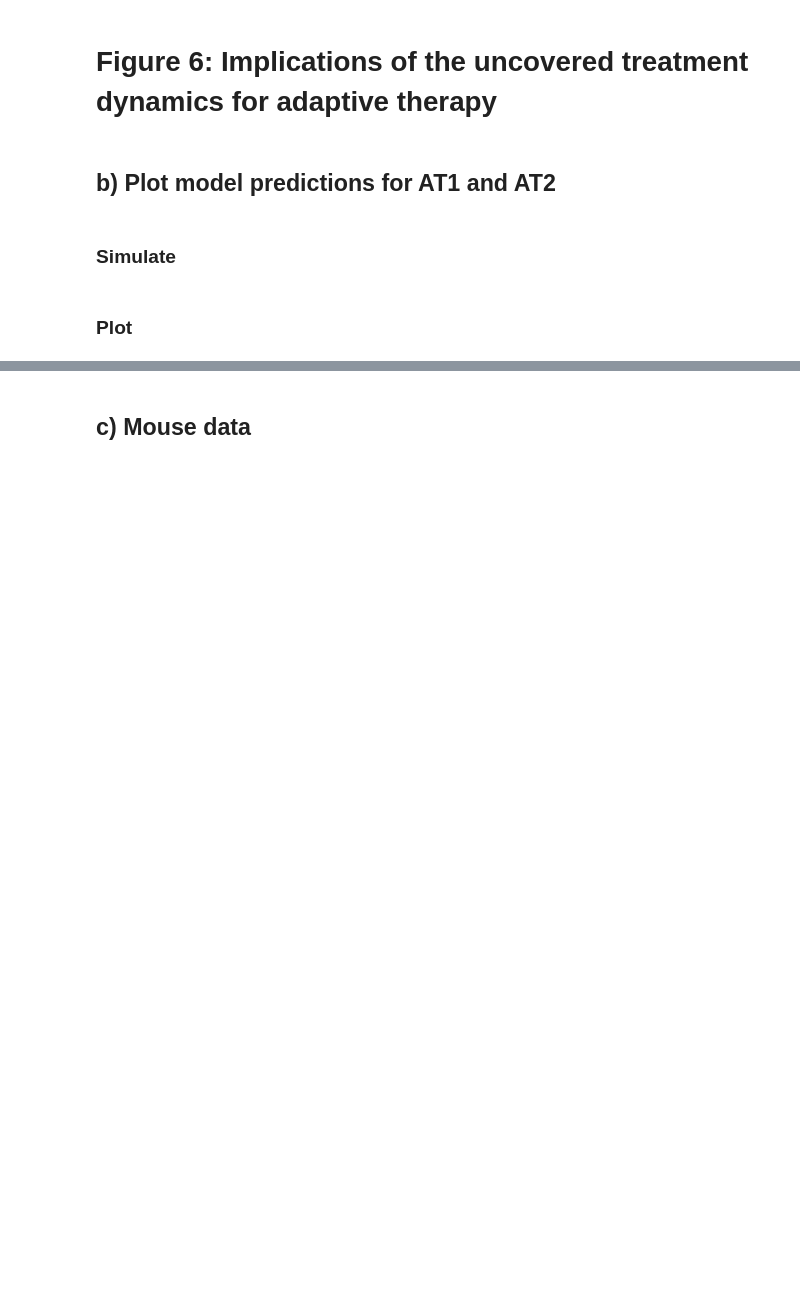
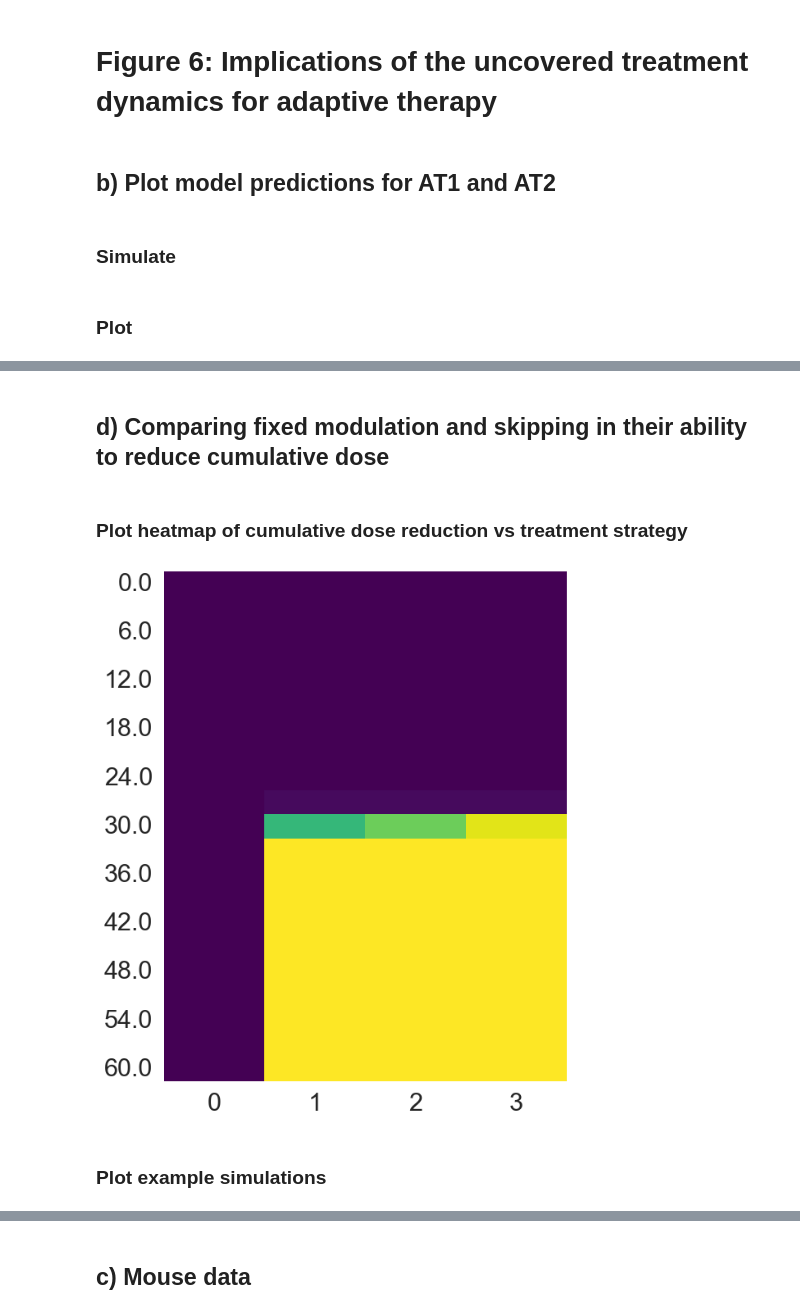
Before and after one commit to MathOnco/PARPi_Model, a Jupyter notebook: jnb_figure6.ipynb, the cells around one changed output, grey strips where cells are left out. Drawn from its saved outputs; the diff is of its cells as text; code cells hidden in the pictures; blank space fills up the shorter version.

Commit message:
Added dose response based analysis to understand why AT1 does better than AT2.

```diff
--- a/jnb_figure6.ipynb
+++ b/jnb_figure6.ipynb
@@ -125,0 +157,2 @@ plt.savefig("./figures/txPredictions_differentATAlgorithms.pdf")
+# %% [markdown]
+## d) Comparing fixed modulation and skipping in their ability to reduce cumulative dose
@@ -125,0 +172,2 @@ plt.savefig("./figures/txPredictions_differentATAlgorithms.pdf")
+# %% [markdown]
+### Plot heatmap of cumulative dose reduction vs treatment strategy
@@ -125,0 +225,18 @@ plt.savefig("./figures/txPredictions_differentATAlgorithms.pdf")
+# %%
+# Load data
+summaryDf = pd.read_csv("./data/sweep_mod_vs_skipping.csv")
+summaryDf['reductionFactor'] *= 100
+
+# Plot
+fig, ax = plt.subplots(1, 1, figsize=(6,7))
+df_melted = summaryDf.pivot(index="reductionFactor", columns="nBreaks", values="FinalSize_relative")
+
+sns.heatmap(df_melted, cmap="viridis", cbar=False, ax=ax)
+ax.set_xlabel("")
+ax.set_ylabel("")
+plt.tight_layout()
+plt.savefig("./figures/modulation_vs_skipping_heatmap.pdf")
+# %% [output]
+[figure, added]
+# %% [markdown]
+### Plot example simulations
```
Also changed, not shown: parts of 18 cells of this notebook.
